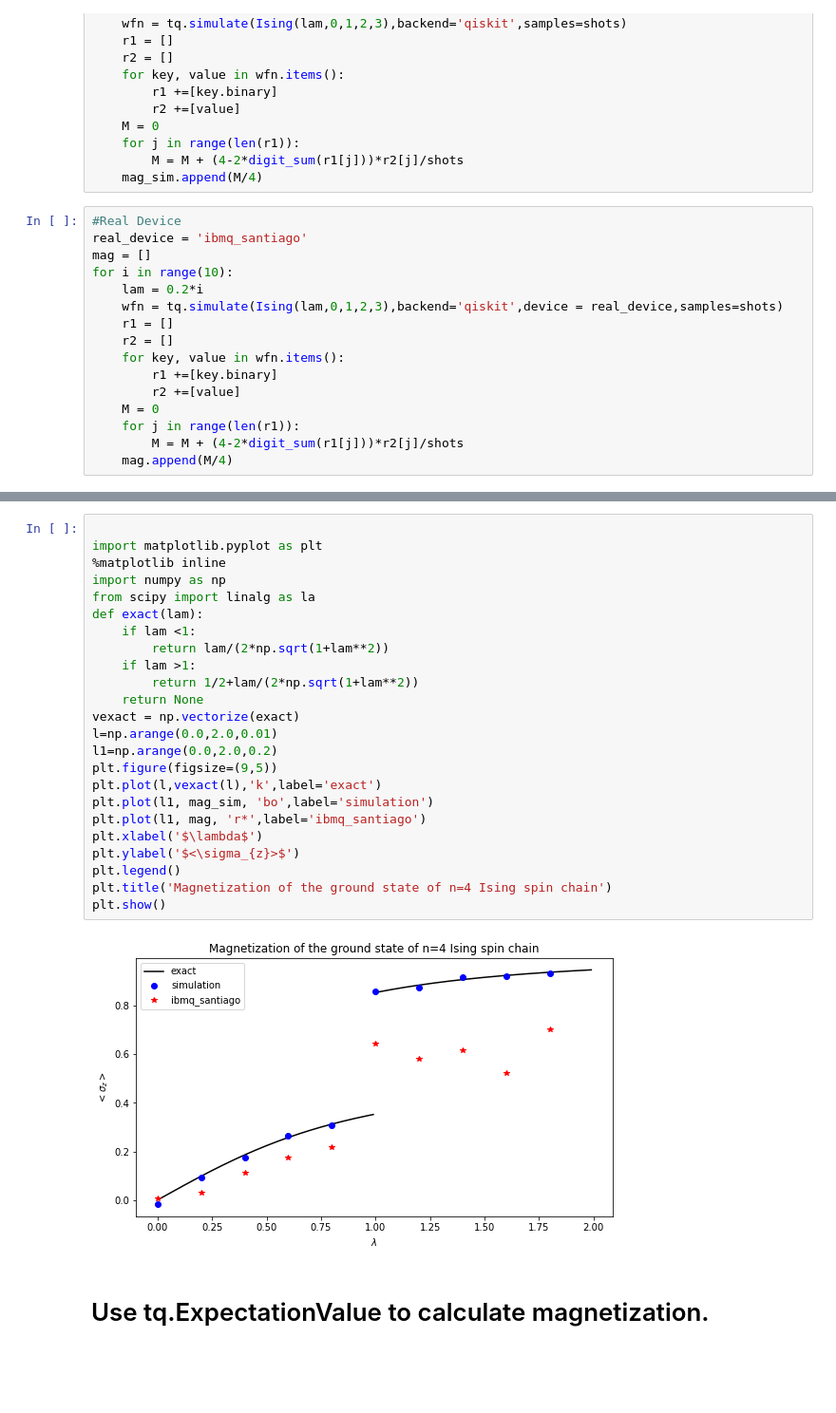
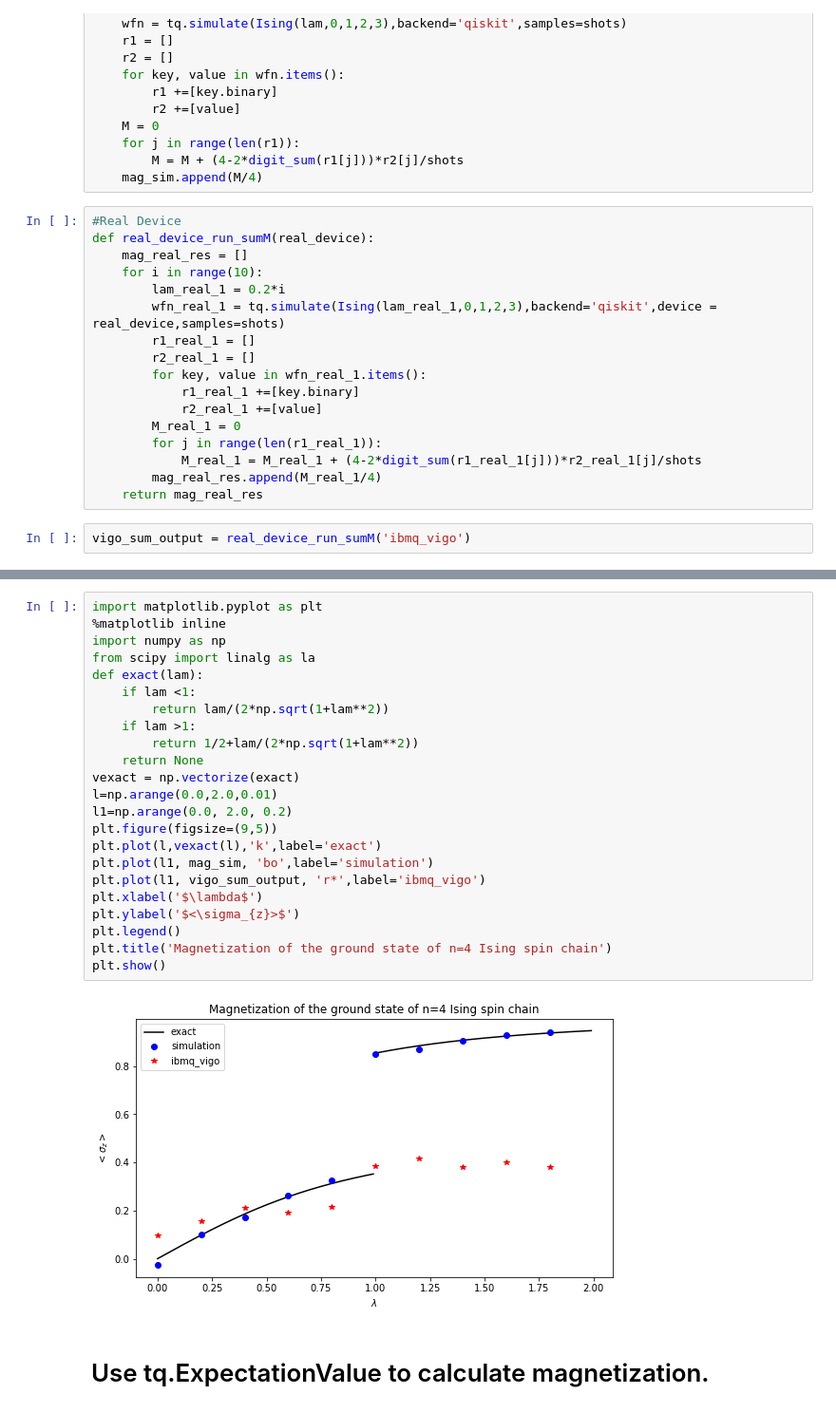
Before and after one commit to AnnaMHua/QOSF_Tequila, a Jupyter notebook: IsingModel.ipynb, the cells around one changed output, grey strips where cells are left out. Shown at 95% size. Cells and saved outputs as stored; diff of their text form; blank space fills up the shorter version.

```diff
--- a/IsingModel.ipynb
+++ b/IsingModel.ipynb
@@ -171,17 +170,20 @@ for i in range(10):
     mag_sim.append(M/4)
 # %%
 #Real Device
-real_device = 'ibmq_santiago'
-mag = []
-for i in range(10):
-    lam = 0.2*i
-    wfn = tq.simulate(Ising(lam,0,1,2,3),backend='qiskit',device = real_device,samples=shots)
-    r1 = []
-    r2 = []
-    for key, value in wfn.items():
-        r1 +=[key.binary]
-        r2 +=[value]
-    M = 0
-    for j in range(len(r1)):
-        M = M + (4-2*digit_sum(r1[j]))*r2[j]/shots
-    mag.append(M/4)
+def real_device_run_sumM(real_device):
+    mag_real_res = []
+    for i in range(10):
+        lam_real_1 = 0.2*i
+        wfn_real_1 = tq.simulate(Ising(lam_real_1,0,1,2,3),backend='qiskit',device = real_device,samples=shots)
+        r1_real_1 = []
+        r2_real_1 = []
+        for key, value in wfn_real_1.items():
+            r1_real_1 +=[key.binary]
+            r2_real_1 +=[value]
+        M_real_1 = 0
+        for j in range(len(r1_real_1)):
+            M_real_1 = M_real_1 + (4-2*digit_sum(r1_real_1[j]))*r2_real_1[j]/shots
+        mag_real_res.append(M_real_1/4)
+    return mag_real_res
+# %%
+vigo_sum_output = real_device_run_sumM('ibmq_vigo')
@@ -188,29 +198,28 @@ for i in range(10):
 # %%
-
 import matplotlib.pyplot as plt
 %matplotlib inline
 import numpy as np
 from scipy import linalg as la
 def exact(lam):
     if lam <1:
         return lam/(2*np.sqrt(1+lam**2))
     if lam >1:
         return 1/2+lam/(2*np.sqrt(1+lam**2))
     return None
 vexact = np.vectorize(exact)
 l=np.arange(0.0,2.0,0.01)
-l1=np.arange(0.0,2.0,0.2)
+l1=np.arange(0.0, 2.0, 0.2)
 plt.figure(figsize=(9,5))
 plt.plot(l,vexact(l),'k',label='exact')
 plt.plot(l1, mag_sim, 'bo',label='simulation')
-plt.plot(l1, mag, 'r*',label='ibmq_santiago')
+plt.plot(l1, vigo_sum_output, 'r*',label='ibmq_vigo')
 plt.xlabel('$\lambda$')
 plt.ylabel('$<\sigma_{z}>$')
 plt.legend()
 plt.title('Magnetization of the ground state of n=4 Ising spin chain')
 plt.show()
 # %% [output]
-[figure, old version]
+[figure, new version]
 # %% [markdown]
 # Use tq.ExpectationValue to calculate magnetization.
 # %%
```
Also changed, not shown: parts of 9 cells of this notebook.
